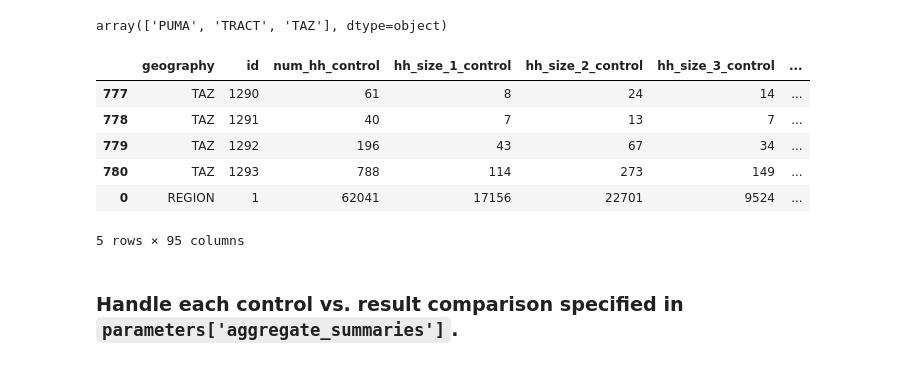
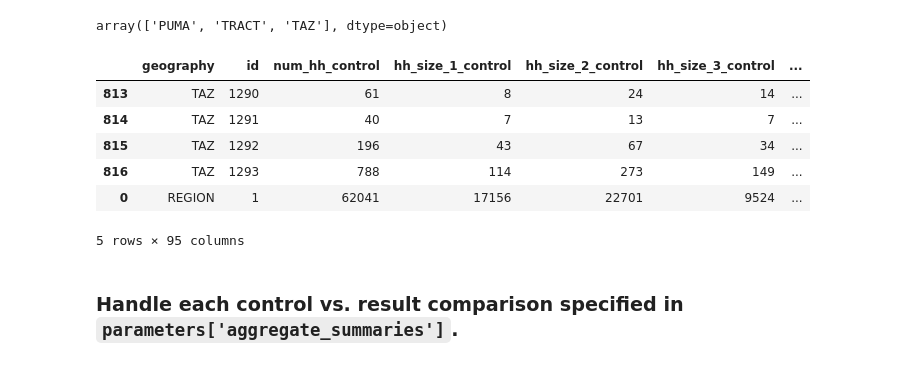
Before and after one commit to ActivitySim/populationsim, a Jupyter notebook: scripts/validation.ipynb, the cells around one changed output. Saved outputs shown, nothing was run; the diff lists cells and outputs as text; code cells hidden in the pictures.

```diff
--- a/scripts/validation.ipynb
+++ b/scripts/validation.ipynb
@@ -155,0 +172,4 @@ summary_df.head()
+# %%
+summaries = [pd.read_csv(os.path.join(popsim_dir, f)) for f in summary_files]
+summary_df = pd.concat(summaries, axis=0, ignore_index=True)
+summary_df.head()
@@ -160,25 +188,25 @@ array(['PUMA', 'TRACT', 'TAZ'], dtype=object)
 # %%
 def meta_geog_df(summary_df, meta_geog):
     geography_df = pd.read_csv(os.path.join(popsim_dir, geography_file))
     geog = use_geographies[use_geographies.index(meta_geog) + 1]  # next geography in list
     meta_df = geography_df[[meta_geog, geog]].drop_duplicates(ignore_index=True)
     geog_df = summary_df[summary_df.geography == geog].copy()
     geog_df['geography'] = meta_geog
     geog_df['id'] = geog_df.id.map(meta_df.set_index(geog).to_dict()[meta_geog])
 
     return geog_df
 
 for geog in use_geographies:
     if geog not in summary_df.geography.unique():
-        summary_df = summary_df.append(meta_geog_df(summary_df, geog))
+        summary_df = pd.concat([summary_df, meta_geog_df(summary_df, geog)])
 
 summary_df.tail()
 # %% [output]
 |  | geography | id | num_hh_control | hh_size_1_control | hh_size_2_control | hh_size_3_control | ... |
-| 777 | TAZ | 1290 | 61 | 8 | 24 | 14 | ... |
-| 778 | TAZ | 1291 | 40 | 7 | 13 | 7 | ... |
-| 779 | TAZ | 1292 | 196 | 43 | 67 | 34 | ... |
-| 780 | TAZ | 1293 | 788 | 114 | 273 | 149 | ... |
+| 813 | TAZ | 1290 | 61 | 8 | 24 | 14 | ... |
+| 814 | TAZ | 1291 | 40 | 7 | 13 | 7 | ... |
+| 815 | TAZ | 1292 | 196 | 43 | 67 | 34 | ... |
+| 816 | TAZ | 1293 | 788 | 114 | 273 | 149 | ... |
 | 0 | REGION | 1 | 62041 | 17156 | 22701 | 9524 | ... |
 5 rows × 95 columns
 # %% [markdown]
```
Also changed, not shown: parts of 10 cells of this notebook, 3 other files.
